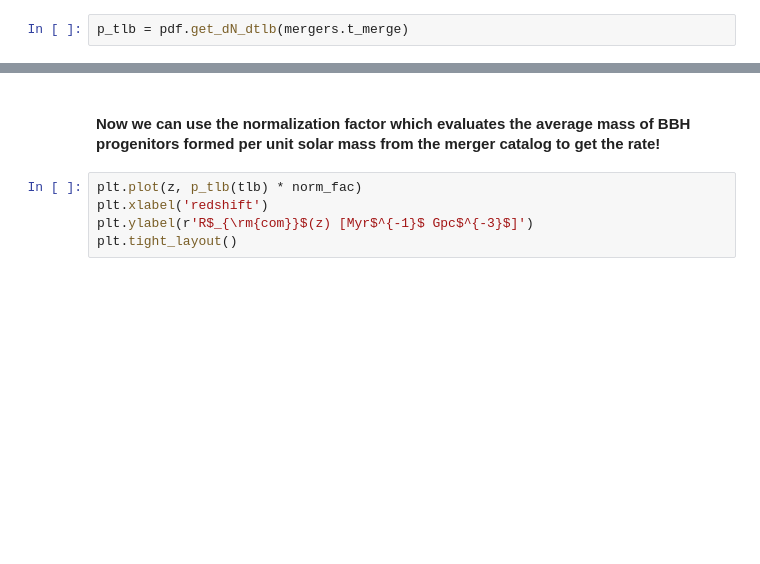
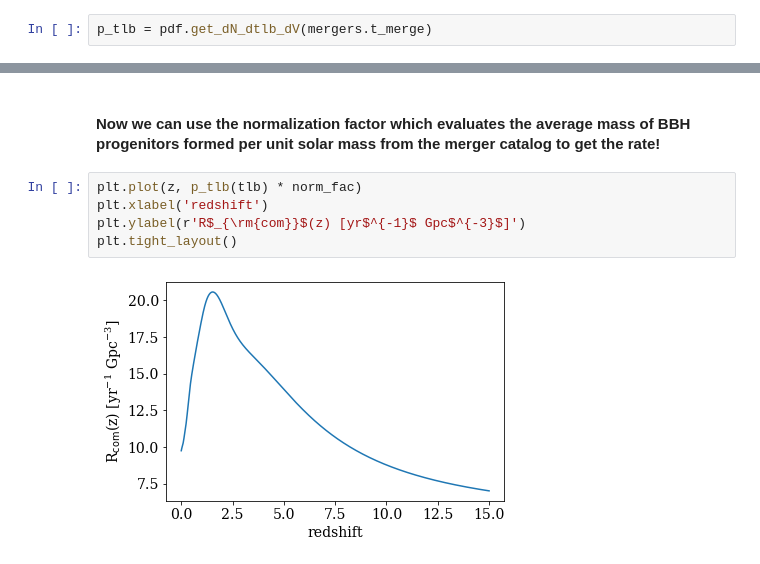
Before and after one commit to MarkGM02/cosmerge, a Jupyter notebook: sample_cat.ipynb, the cells around one changed output, grey strips where cells are left out. Saved outputs shown, nothing was run; the diff lists cells and outputs as text; blank space fills up the shorter version.

```diff
--- a/sample_cat.ipynb
+++ b/sample_cat.ipynb
@@ -66,7 +66,7 @@ mergers, norm_fac = cat.build_cat(n_sample=n_sample, n_downsample=n_downsample)
 # %% [markdown]
 #### Build the pdf of the merger lookback time distribution
 # %%
-p_tlb = pdf.get_dN_dtlb(mergers.t_merge)
+p_tlb = pdf.get_dN_dtlb_dV(mergers.t_merge)
 # %% [markdown]
 #### generate a set of lookback times and redshifts to evaulate the pdf
 ##### note that everything is in units of a comoving volume!
@@ -84,5 +86,7 @@ plt.tight_layout()
 # %%
 plt.plot(z, p_tlb(tlb) * norm_fac)
 plt.xlabel('redshift')
-plt.ylabel(r'R$_{\rm{com}}$(z) [Myr$^{-1}$ Gpc$^{-3}$]')
+plt.ylabel(r'R$_{\rm{com}}$(z) [yr$^{-1}$ Gpc$^{-3}$]')
 plt.tight_layout()
+# %% [output]
+[figure, added]
```
Also changed, not shown: parts of 5 cells of this notebook, 1 other file.
